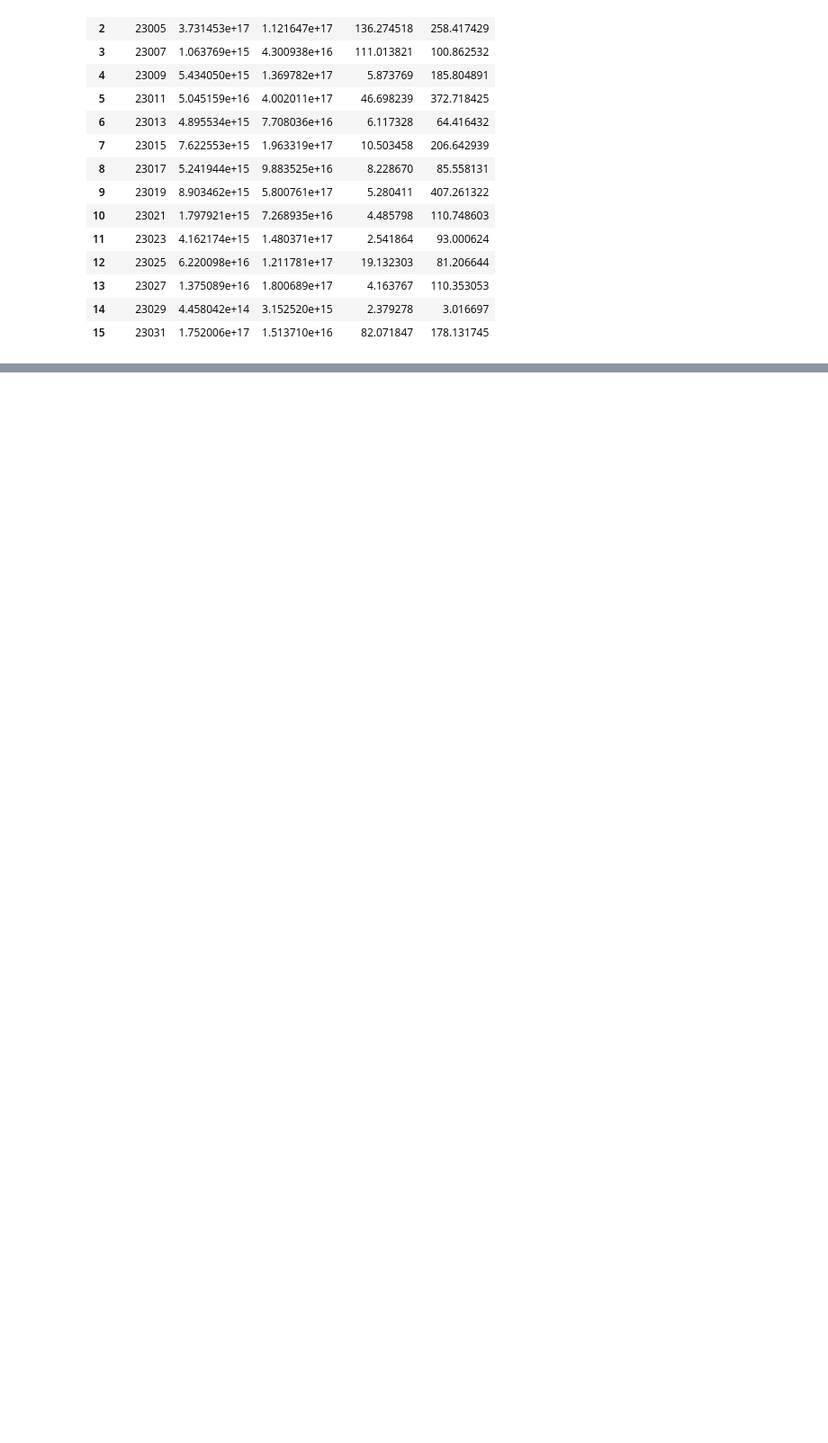
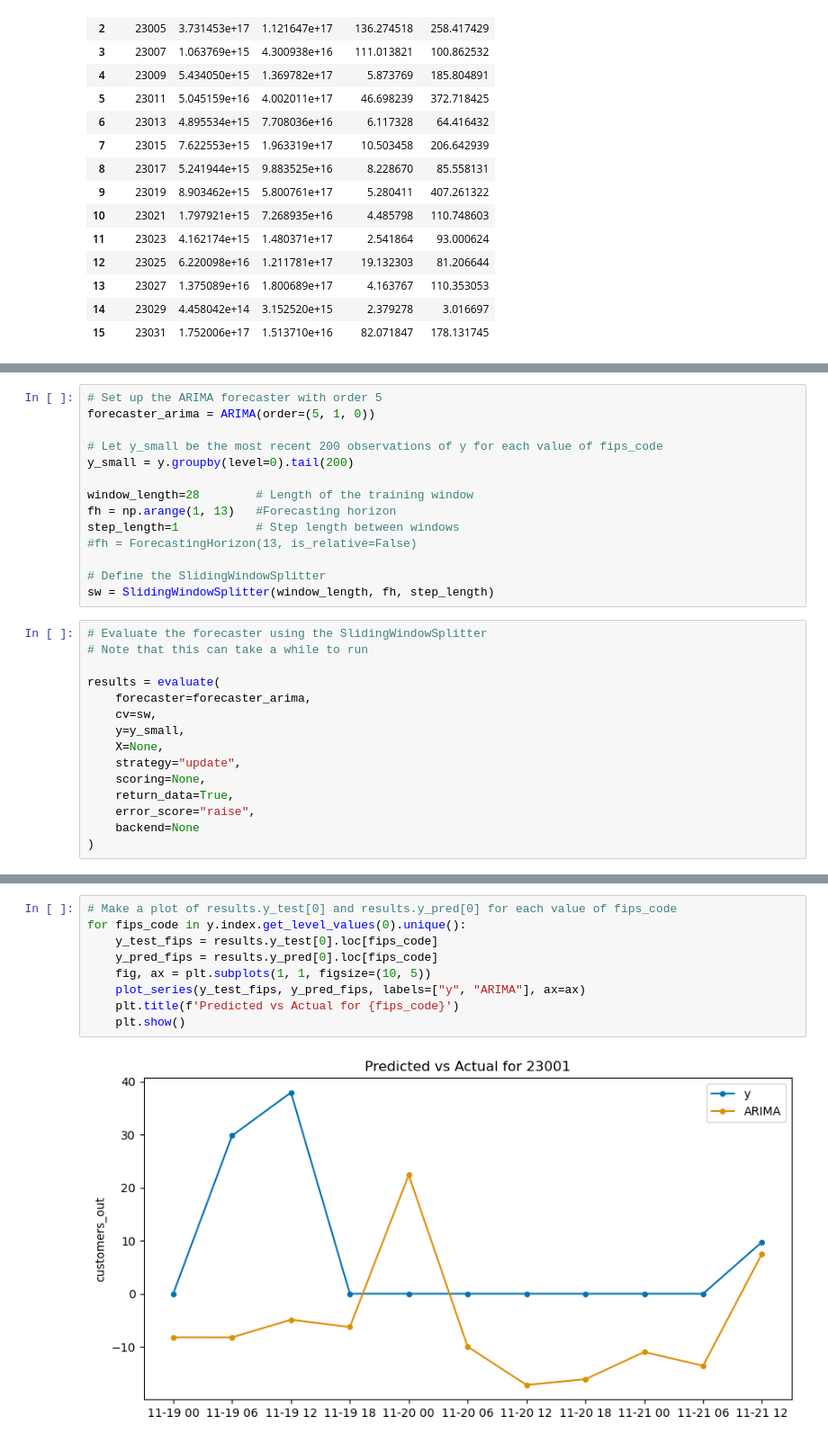
Before and after one commit to aarondweinberg/predictingpoweroutages, a Jupyter notebook: Aaron/Modeling1_AW.ipynb, the cells around one changed output, grey strips where cells are left out. Shown at 90% size. Saved outputs shown, nothing was run; the diff lists cells and outputs as text; blank space fills up the shorter version.

```diff
--- a/Aaron/Modeling1_AW.ipynb
+++ b/Aaron/Modeling1_AW.ipynb
@@ -335,0 +345,29 @@ Documentation here: https://www.sktime.net/en/stable/examples/forecasting/window
+# %%
+# Set up the ARIMA forecaster with order 5
+forecaster_arima = ARIMA(order=(5, 1, 0))
+
+# Let y_small be the most recent 200 observations of y for each value of fips_code
+y_small = y.groupby(level=0).tail(200)
+
+window_length=28        # Length of the training window
+fh = np.arange(1, 13)   #Forecasting horizon
+step_length=1           # Step length between windows
+#fh = ForecastingHorizon(13, is_relative=False)
+
+# Define the SlidingWindowSplitter
+sw = SlidingWindowSplitter(window_length, fh, step_length)
+# %%
+# Evaluate the forecaster using the SlidingWindowSplitter
+# Note that this can take a while to run
+
+results = evaluate(
+    forecaster=forecaster_arima,
+    cv=sw,
+    y=y_small,
+    X=None,
+    strategy="update",
+    scoring=None,
+    return_data=True,
+    error_score="raise",
+    backend=None
+)
@@ -335,0 +376,11 @@ Documentation here: https://www.sktime.net/en/stable/examples/forecasting/window
+# %%
+# Make a plot of results.y_test[0] and results.y_pred[0] for each value of fips_code
+for fips_code in y.index.get_level_values(0).unique():
+    y_test_fips = results.y_test[0].loc[fips_code]
+    y_pred_fips = results.y_pred[0].loc[fips_code]
+    fig, ax = plt.subplots(1, 1, figsize=(10, 5))
+    plot_series(y_test_fips, y_pred_fips, labels=["y", "ARIMA"], ax=ax)
+    plt.title(f'Predicted vs Actual for {fips_code}')
+    plt.show()
+# %% [output]
+[figure, added]
```
Also changed, not shown: parts of 15 cells of this notebook.
